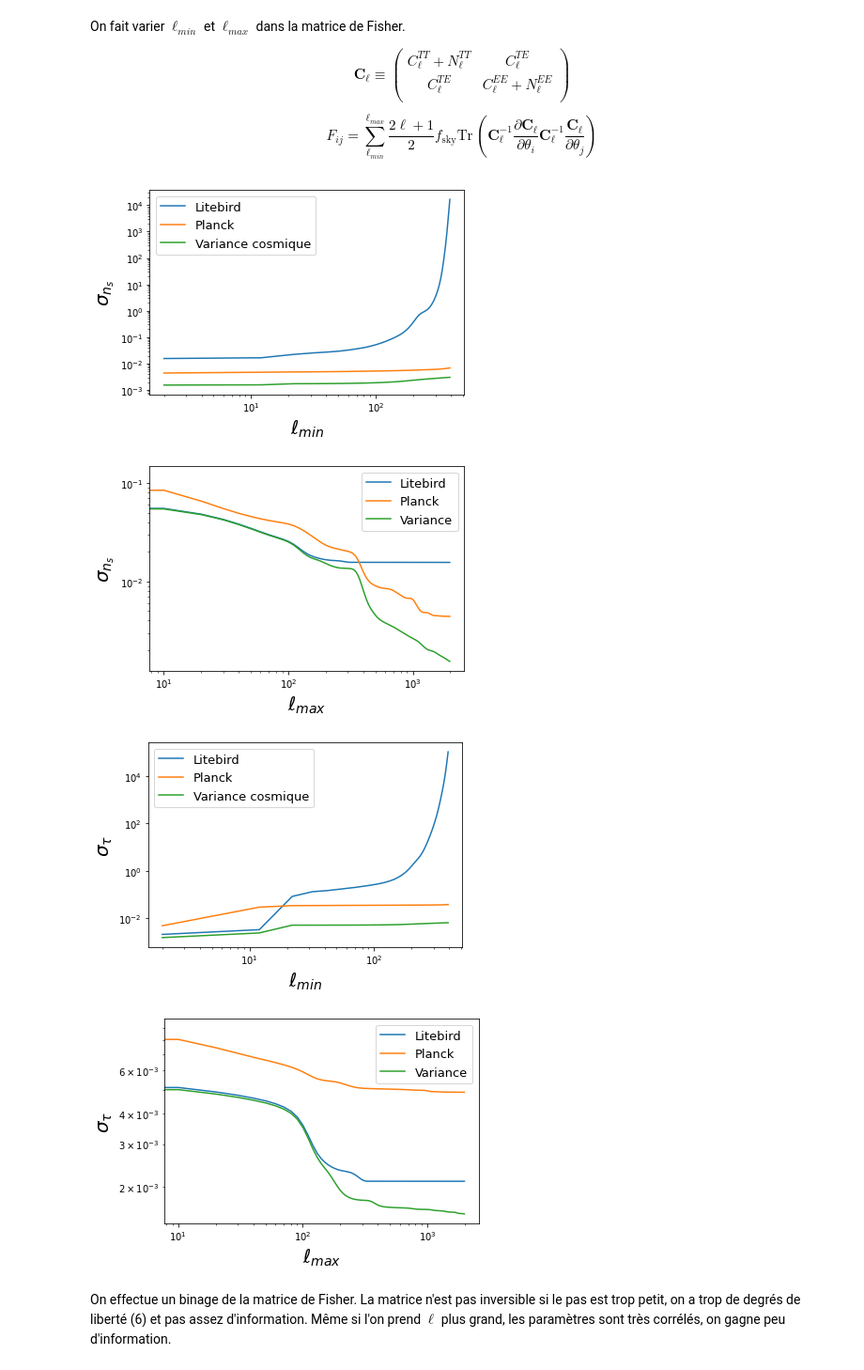
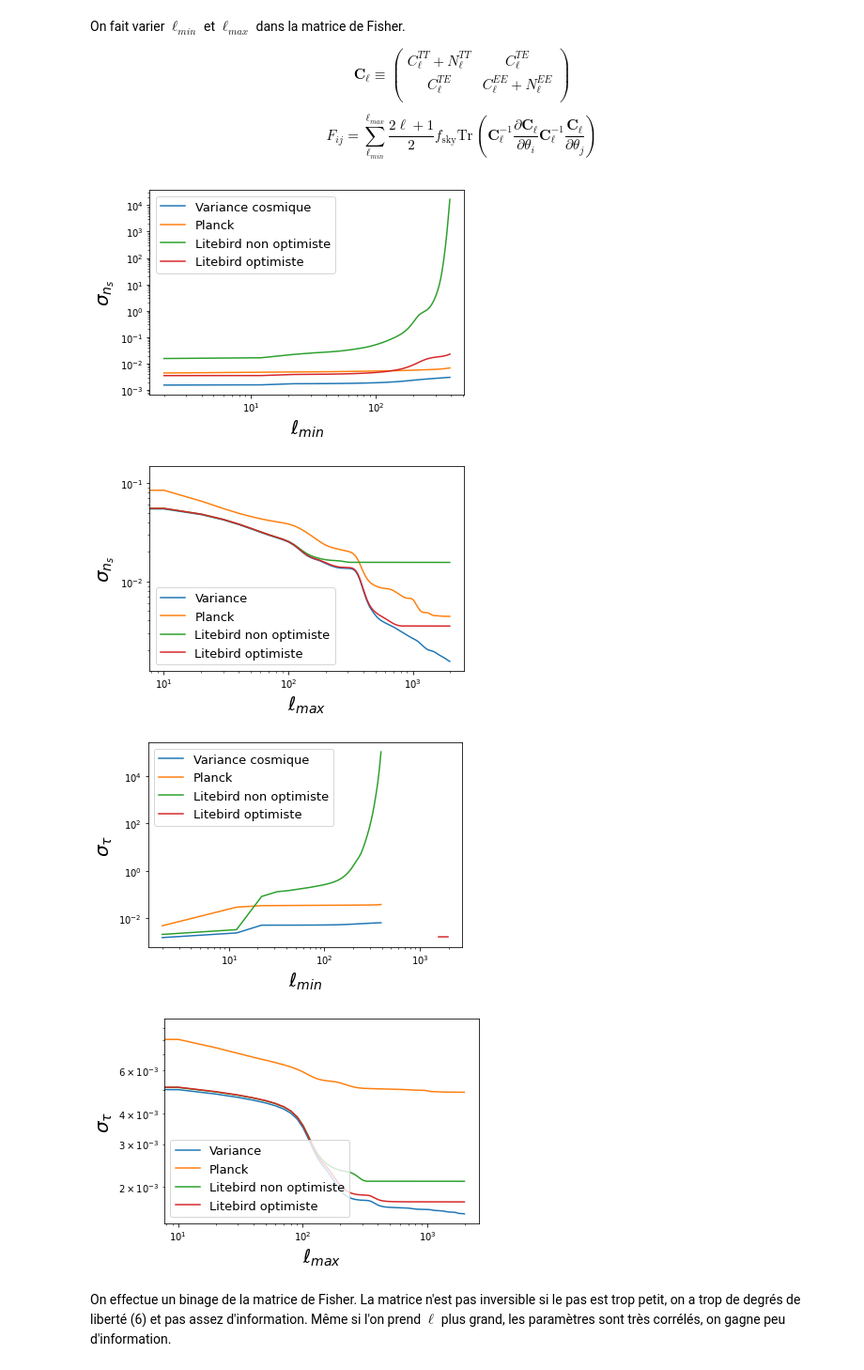
Before and after one commit to EmilePangburn/Fisher_CMB, a Jupyter notebook: Fisher_CMB.ipynb, the cells around one changed output. Shown at 94% size. Saved outputs shown, nothing was run; the diff lists cells and outputs as text; code cells hidden in the pictures.

```diff
--- a/Fisher_CMB.ipynb
+++ b/Fisher_CMB.ipynb
@@ -562,6 +620,8 @@ lmin_Planck = np.loadtxt('bin_new_Planck')
 lmax_Planck = np.loadtxt('bin_Planck_max')
 lmin_Variance = np.loadtxt('bin_Variance_min')
 lmax_Variance = np.loadtxt('bin_Variance_max')
+lmax_Litebird_o = np.loadtxt('Litebird_optimiste_lmax_ns')
+lmin_Litebird_o = np.loadtxt('Litebird_optimiste_lmin_ns')
 
 lmin_Litebird_tau =np.loadtxt('bin_Litebird_min_tau')
 lmax_Litebird_tau = np.loadtxt('bin_Litebird_max_tau')
@@ -569,12 +629,15 @@ lmin_Planck_tau = np.loadtxt('bin_Planck_min_tau')
 lmax_Planck_tau = np.loadtxt('bin_Planck_max_tau')
 lmin_Variance_tau = np.loadtxt('bin_Variance_min_tau')
 lmax_Variance_tau = np.loadtxt('bin_Variance_max_tau')
-
+lmax_Litebird_o_tau = np.loadtxt('Litebird_optimiste_lmax_tau')
+lmin_Litebird_o_tau = np.loadtxt('Litebird_optimiste_lmin_tau')
 
 l = np.arange(2,1002,10)
-plt.plot(l[:40],lmin_Litebird[:40],label='Litebird')
+plt.plot(l[:40],lmin_Variance[:40],label='Variance cosmique')
 plt.plot(l[:40],lmin_Planck[:40],label='Planck')
-plt.plot(l[:40],lmin_Variance[:40],label='Variance cosmique')
+plt.plot(l[:40],lmin_Litebird[:40],label='Litebird non optimiste')
+plt.plot(l[:40],lmin_Litebird_o[:40],label='Litebird optimiste')
+
 plt.yscale('log')
 plt.xscale('log')
 plt.xlabel('$\ell_{min}$',fontsize=20)
@@ -585,46 +648,53 @@ plt.show()
 
 
 lm = np.linspace(1980,0,198)
-plt.plot(lm[:],lmax_Litebird[:],label='Litebird')
+plt.plot(lm[:],lmax_Variance[:],label='Variance')
 plt.plot(lm[:],lmax_Planck[:],label='Planck')
-plt.plot(lm[:],lmax_Variance[:],label='Variance')
+plt.plot(lm[:],lmax_Litebird[:],label='Litebird non optimiste')
+plt.plot(lm[:],lmax_Litebird_o[:],label='Litebird optimiste')
+
 plt.yscale('log')
 plt.xscale('log')
 plt.xlabel('$\ell_{max}$',fontsize=20)
 plt.ylabel('$\sigma_{n_{s}}$',fontsize=20)
 plt.legend(fontsize=13)
 plt.savefig('lmax_ns.png')
 plt.show()
 
-l = np.arange(2,1002,10)
-plt.plot(l[:40],lmin_Litebird_tau[:40],label='Litebird')
+l = np.arange(2,2002,10)
+
+plt.plot(l[:40],lmin_Variance_tau[:40],label='Variance cosmique')
 plt.plot(l[:40],lmin_Planck_tau[:40],label='Planck')
-plt.plot(l[:40],lmin_Variance_tau[:40],label='Variance cosmique')
+plt.plot(l[:40],lmin_Litebird_tau[:40],label='Litebird non optimiste')
+plt.plot(lm[:40],lmax_Litebird_o_tau[:40],label='Litebird optimiste')
 plt.yscale('log')
 plt.xscale('log')
 plt.xlabel('$\ell_{min}$',fontsize=20)
 plt.ylabel(r'$\sigma_{\tau}$',fontsize=20)
 plt.legend(fontsize=13)
 plt.savefig('lmin_tau.png')
 plt.show()
 
 
 lm = np.linspace(1980,0,198)
-plt.plot(lm[:],lmax_Litebird_tau[:],label='Litebird')
+plt.plot(lm[:],lmax_Variance_tau[:],label='Variance')
 plt.plot(lm[:],lmax_Planck_tau[:],label='Planck')
-plt.plot(lm[:],lmax_Variance_tau[:],label='Variance')
+plt.plot(lm[:],lmax_Litebird_tau[:],label='Litebird non optimiste')
+plt.plot(lm[:],lmax_Litebird_o_tau[:],label='Litebird optimiste')
+
+
 plt.yscale('log')
 plt.xscale('log')
 plt.xlabel('$\ell_{max}$',fontsize=20)
 plt.ylabel(r'$\sigma_{\tau}$',fontsize=20)
 plt.legend(fontsize=13)
 plt.savefig('lmax_tau.png')
 plt.show()
 # %% [output]
-[figure, old version]
+[figure, new version]
-[figure, old version]
+[figure, new version]
-[figure, old version]
+[figure, new version]
-[figure, old version]
+[figure, new version]
 # %% [markdown]
 On effectue un binage de la matrice de Fisher. La matrice n'est pas inversible si le pas est trop petit, on a trop de degrés de liberté (6) et pas assez d'information. Même si l'on prend $\ell$ plus grand, les paramètres sont très corrélés, on gagne peu d'information.
 # %%
```
Also changed, not shown: parts of 17 cells of this notebook.
